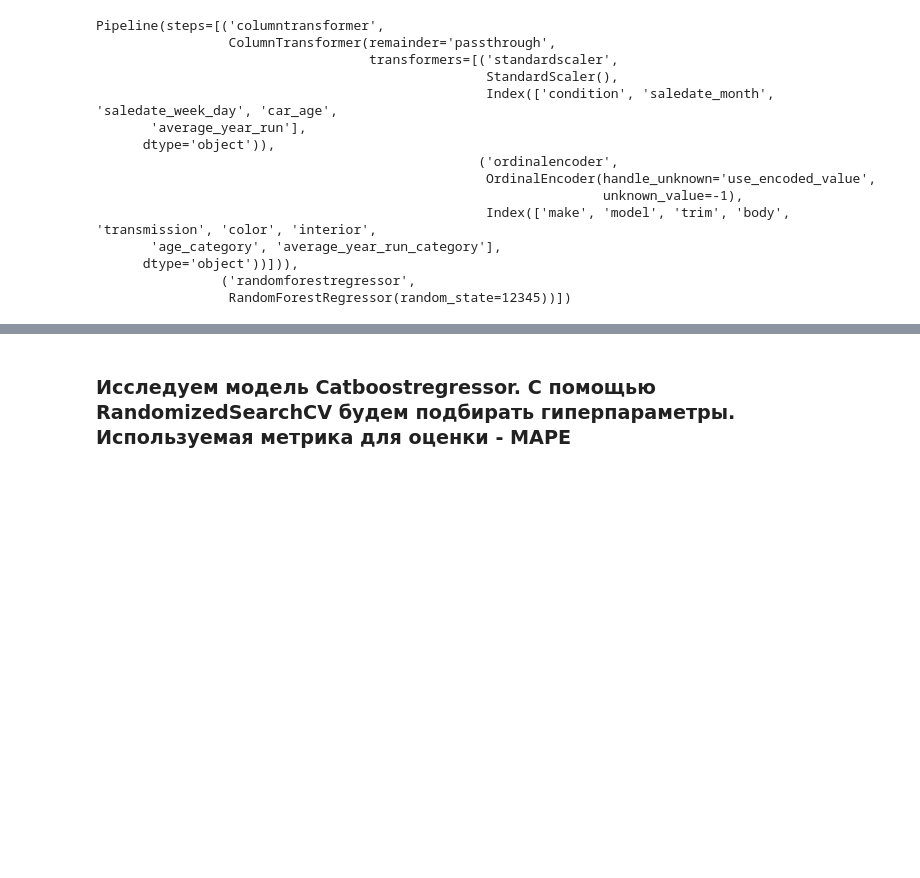
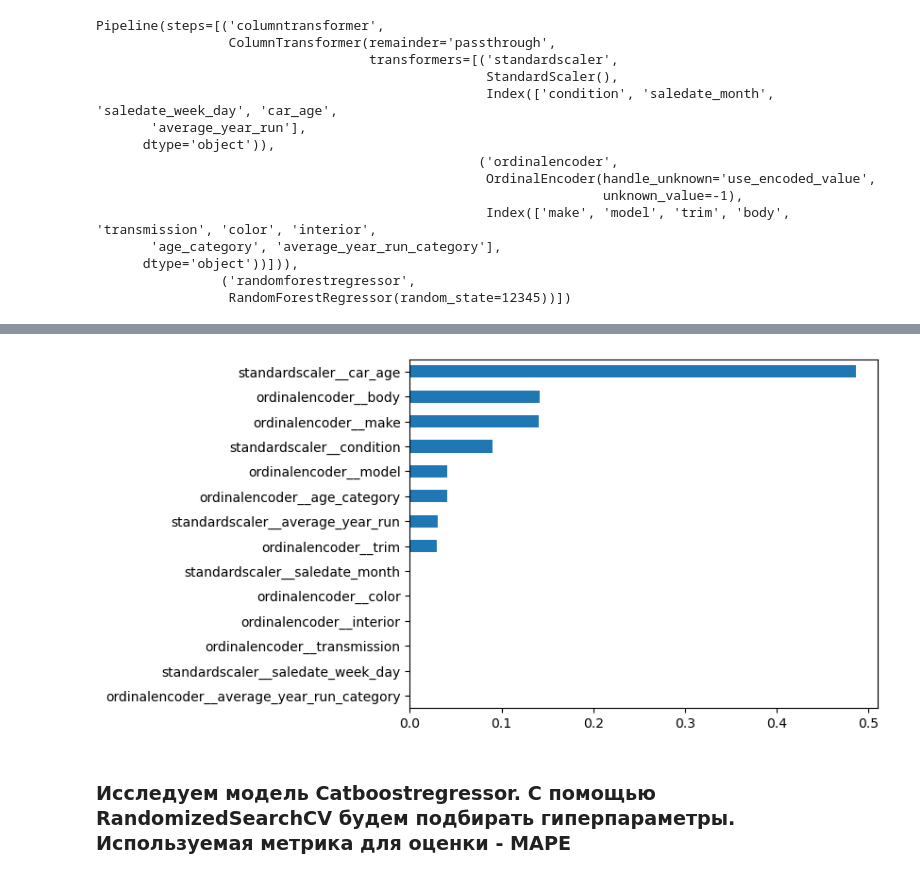
Before and after one commit to ekapopkova/Predict_car_price, a Jupyter notebook: Masterskaya_1_cost_cars.ipynb, the cells around one changed output, grey strips where cells are left out. Saved outputs shown, nothing was run; the diff lists cells and outputs as text; code cells hidden in the pictures; blank space fills up the shorter version.

```diff
--- a/Masterskaya_1_cost_cars.ipynb
+++ b/Masterskaya_1_cost_cars.ipynb
@@ -2122,4 +2193,4 @@ Pipeline(steps=[('columntransformer',
 # %%
-# feature_importance = pipline_rf_bp.named_steps['randomforestregressor'].feature_importances_
-# feature_names = column_transformer_rforest.get_feature_names_out()
-# feature_names
+feature_importance = pipline_rf_bp.named_steps['randomforestregressor'].feature_importances_
+feature_names = column_transformer_rforest.get_feature_names_out()
+feature_names
@@ -2126,5 +2206,7 @@ Pipeline(steps=[('columntransformer',
 # %%
-#fi= pd.Series(feature_importance, index=feature_names).sort_values().plot(kind='barh')
+fi= pd.Series(feature_importance, index=feature_names).sort_values().plot(kind='barh')
+# %% [output]
+[figure, added]
 # %% [markdown]
 ### Исследуем модель Catboostregressor. C помощью RandomizedSearchCV будем подбирать гиперпараметры. Используемая метрика для оценки - MAPE
 # %%
```
Also changed, not shown: parts of 23 cells of this notebook, 1 other file.
